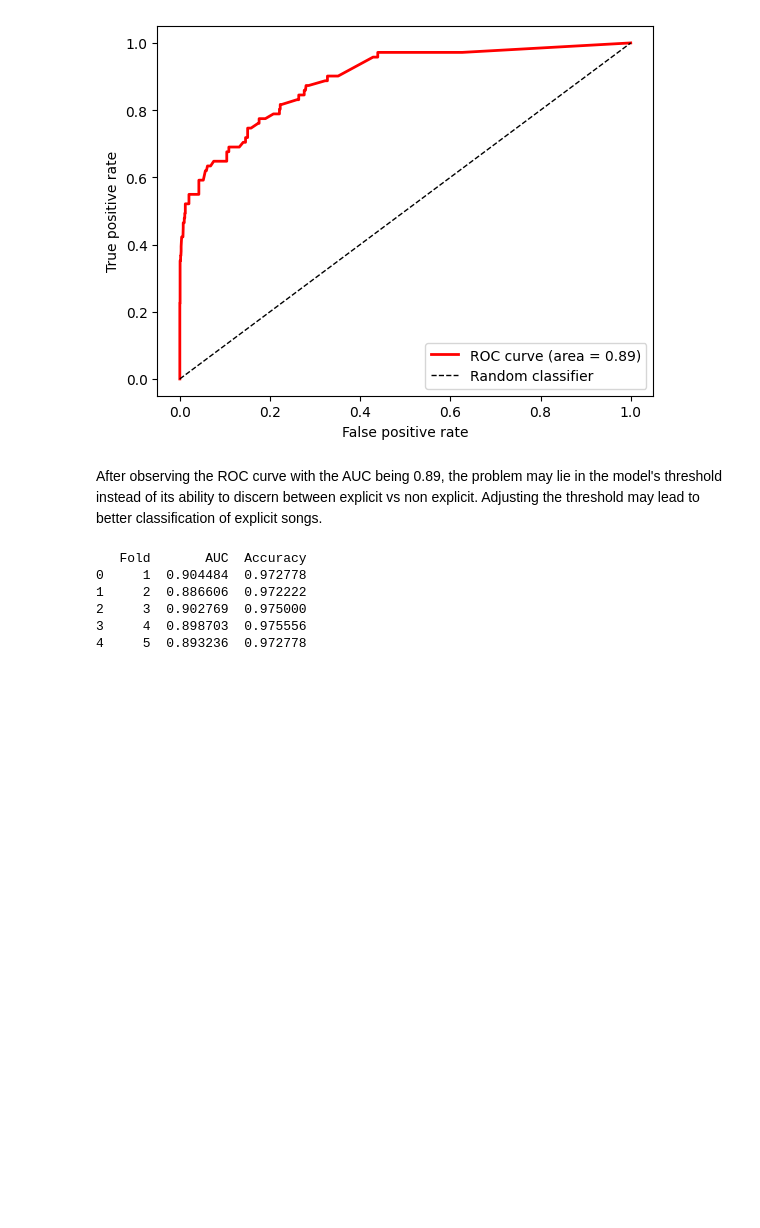
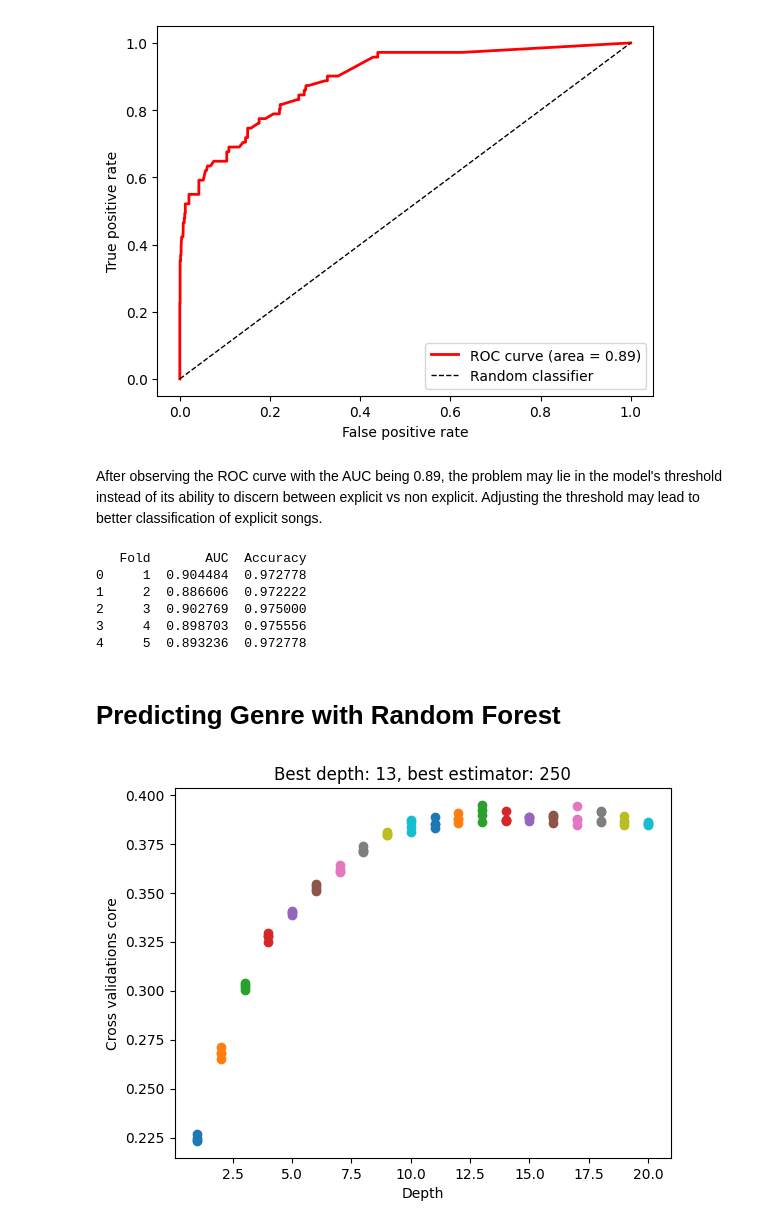
Before and after one commit to jonathandeng34/spotify-recommendation, a Jupyter notebook: classification.ipynb, the cells around one changed output. Drawn from its saved outputs; the diff is of its cells as text; code cells hidden in the pictures; blank space fills up the shorter version.

Commit message:
random forest and knn for predicting genre

```diff
--- a/classification.ipynb
+++ b/classification.ipynb
@@ -156,3 +156,46 @@ print(fold)
 2     3  0.902769  0.975000
 3     4  0.898703  0.975556
 4     5  0.893236  0.972778
+# %% [markdown]
+# Predicting Genre with Random Forest
+# %%
+# Only selecting numeric variables
+predictors = ['energy', 'acousticness', 'valence', 'loudness', 'danceability']
+target = 'track_genre'
+
+X = pop[predictors]
+y = pop[target]
+
+# Splitting into train and test
+X_train, X_test, y_train, y_test = train_test_split(
+    X, y, test_size=0.2, random_state=42, stratify=y
+)
+# %%
+# Getting the best number of estimators and depth
+estimators = np.arange(100, 300, 50)
+depths = np.arange(1, 21)
+best_score = 0
+best_depth = 0
+best_estimator = 0
+
+fig,ax = plt.subplots(1)
+ax.set(xlabel = "Depth", ylabel = "Cross validations core")
+
+for e in estimators:
+    for d in depths:
+        rf = RandomForestClassifier(n_estimators= 100, max_depth = d)
+
+        # Cross validate with 5 folds
+        score = cross_val_score(rf, X_train, y_train, cv = 5, scoring="accuracy").mean()
+
+        if score >= best_score:
+            best_score = score
+            best_depth = d
+            best_estimator = e
+
+        ax.scatter(d, score)
+
+ax.set(title = f"Best depth: {best_depth}, best estimator: {best_estimator}")
+plt.show()
+# %% [output]
+[figure, added]
```
Also changed, not shown: parts of 4 cells of this notebook, 1 other file.
